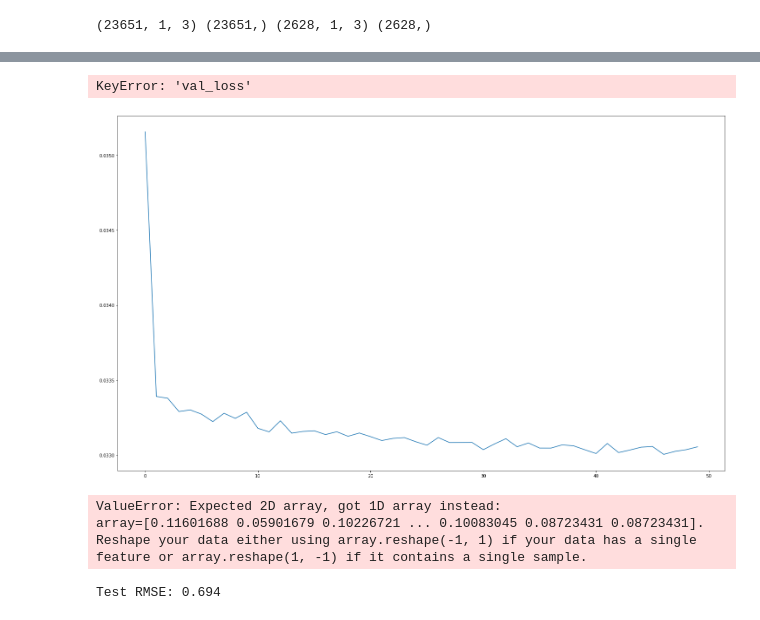
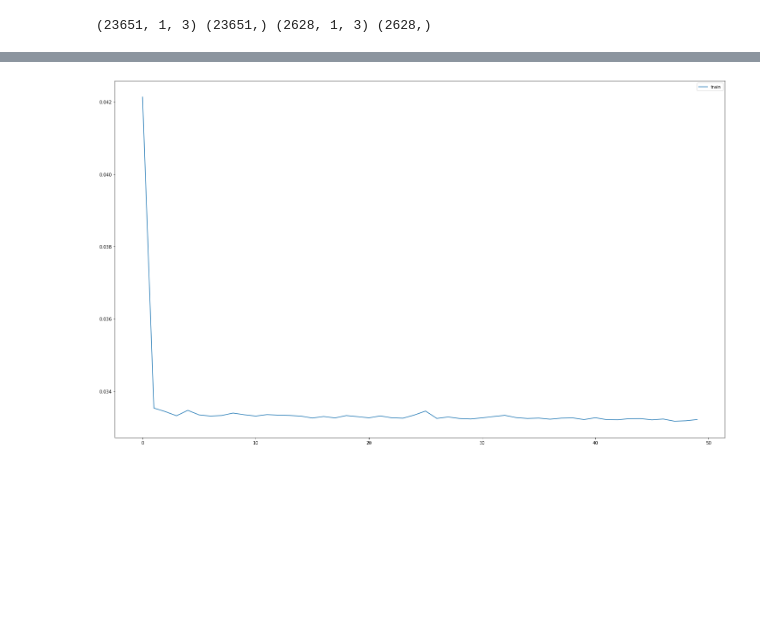
Before and after one commit to danbm94/masterthesis, a Jupyter notebook: flwer_smart.ipynb, the cells around one changed output, grey strips where cells are left out. Drawn from its saved outputs; the diff is of its cells as text; code cells hidden in the pictures; blank space fills up the shorter version.

```diff
--- a/flwer_smart.ipynb
+++ b/flwer_smart.ipynb
@@ -380,5 +369,5 @@ model.compile(loss='mae', optimizer='adam')
 # %%
 # fit network
-history2 = model.fit(X_train, y_train, epochs=50, batch_size=24, verbose=2, shuffle=False)
+history2 = model.fit(X_train, y_train, epochs=50, batch_size=64, verbose=2, shuffle=False)
 # %% [output]
 Epoch 1/50
@@ -401,9 +390,8 @@ Epoch 50/50
 # %%
 # plot history
 plt.plot(history2.history['loss'], label='train')
-plt.plot(history2.history['val_loss'], label='test')
+#plt.plot(history2.history['val_loss'], label='test')
 plt.legend()
 plt.show()
 # %% [output]
-KeyError: 'val_loss'
-[figure, old version]
+[figure, new version]
@@ -416,9 +397,0 @@ y_train= y_train.reshape(len(y_train),1)
-# %%
-pred_b_train ={}
-pred_b_test = {}
-
-pred_b_train["true"] = scaler.inverse_transform(y_train) # store as 1d array
-# %% [output]
-ValueError: Expected 2D array, got 1D array instead:
-array=[0.11601688 0.05901679 0.10226721 ... 0.10083045 0.08723431 0.08723431].
-Reshape your data either using array.reshape(-1, 1) if your data has a single feature or array.reshape(1, -1) if it contains a single sample.
@@ -432,15 +398,16 @@ pred_b_test['dense_lstm'] = scaler.inverse_transform(model.predict(X_test)).flat
 # %%
-# invert scaling for forecast
-inv_yhat = np.concatenate((yhat, X_test[:, -6:]), axis=1)
+#Predict model
+yhat= model.predict(X_test)
+X_test = X_test.reshape((X_test.shape[0], X_test.shape[2]))
+inv_yhat = np.concatenate((X_test, yhat), axis=1)
 inv_yhat = scaler.inverse_transform(inv_yhat)
-inv_yhat = inv_yhat[:,0]
-# invert scaling for actual
-test_y = y_test.reshape((len(y_test), 1))
-inv_y = np.concatenate((test_y, X_test[:, -7:]), axis=1)
+inv_yhat=inv_yhat[:,-1]
+#Invert scaling for actual
+y_test = y_test.reshape(len(y_test),1)
+inv_y= np.concatenate((X_test, y_test), axis=1)
 inv_y = scaler.inverse_transform(inv_y)
-inv_y = inv_y[:,0]
-# calculate RMSE
+
+inv_y = inv_y[:,-1]
 rmse = np.sqrt(mean_squared_error(inv_y, inv_yhat))
-print('Test RMSE: %.3f' % rmse)
+
+print("Test RMSE %.3f" % rmse)
-# %% [output]
-Test RMSE: 0.694
```
Also changed, not shown: parts of 25 cells of this notebook.
